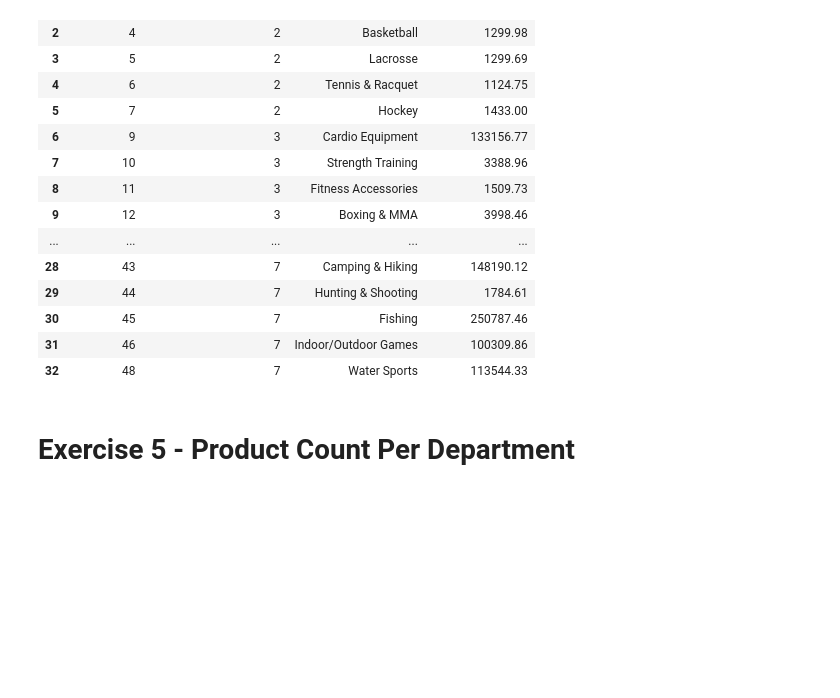
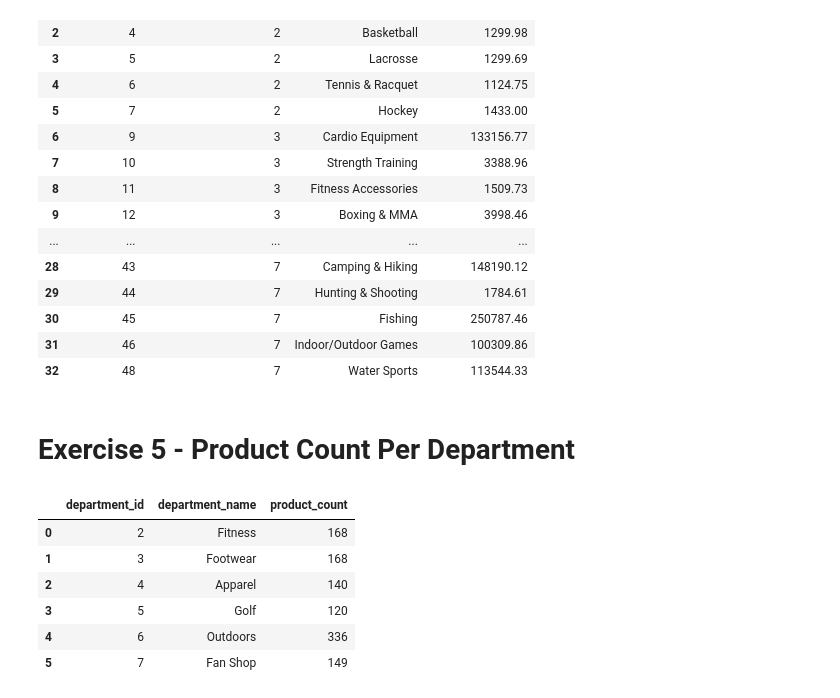
Before and after one commit to ZygimantasB/data_engineering_essentials_using_sql_python_pyspark, a Jupyter notebook: Section 9 Exercises for Basic SQL Queries/section_9.ipynb, the cells around one changed output. Drawn from its saved outputs; the diff is of its cells as text; code cells hidden in the pictures; blank space fills up the shorter version.

```diff
--- a/Section 9 Exercises for Basic SQL Queries/section_9.ipynb
+++ b/Section 9 Exercises for Basic SQL Queries/section_9.ipynb
@@ -245,3 +245,23 @@ ORDER BY
 # Exercise 5 - Product Count Per Department
 # %%
 %%sql
+SELECT
+    d.*,
+    COUNT(p.product_id) AS product_count
+FROM
+    departments AS d
+LEFT JOIN
+    categories AS c ON  d.department_id = c.category_department_id
+LEFT JOIN
+    products AS p ON p.product_category_id = c.category_id
+GROUP BY
+    d.department_name, d.department_id
+ORDER BY d.department_id;
+# %% [output]
+|  | department_id | department_name | product_count |
+| 0 | 2 | Fitness | 168 |
+| 1 | 3 | Footwear | 168 |
+| 2 | 4 | Apparel | 140 |
+| 3 | 5 | Golf | 120 |
+| 4 | 6 | Outdoors | 336 |
+| 5 | 7 | Fan Shop | 149 |
```
